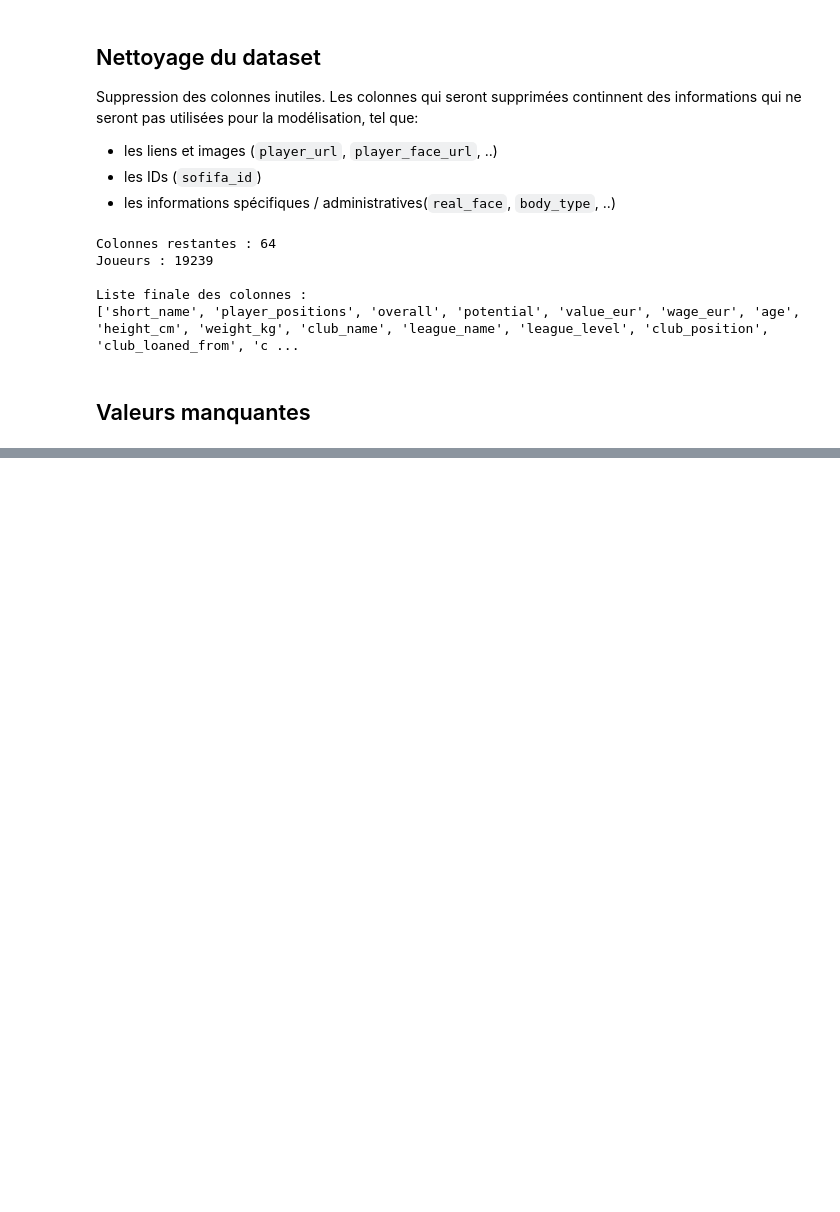
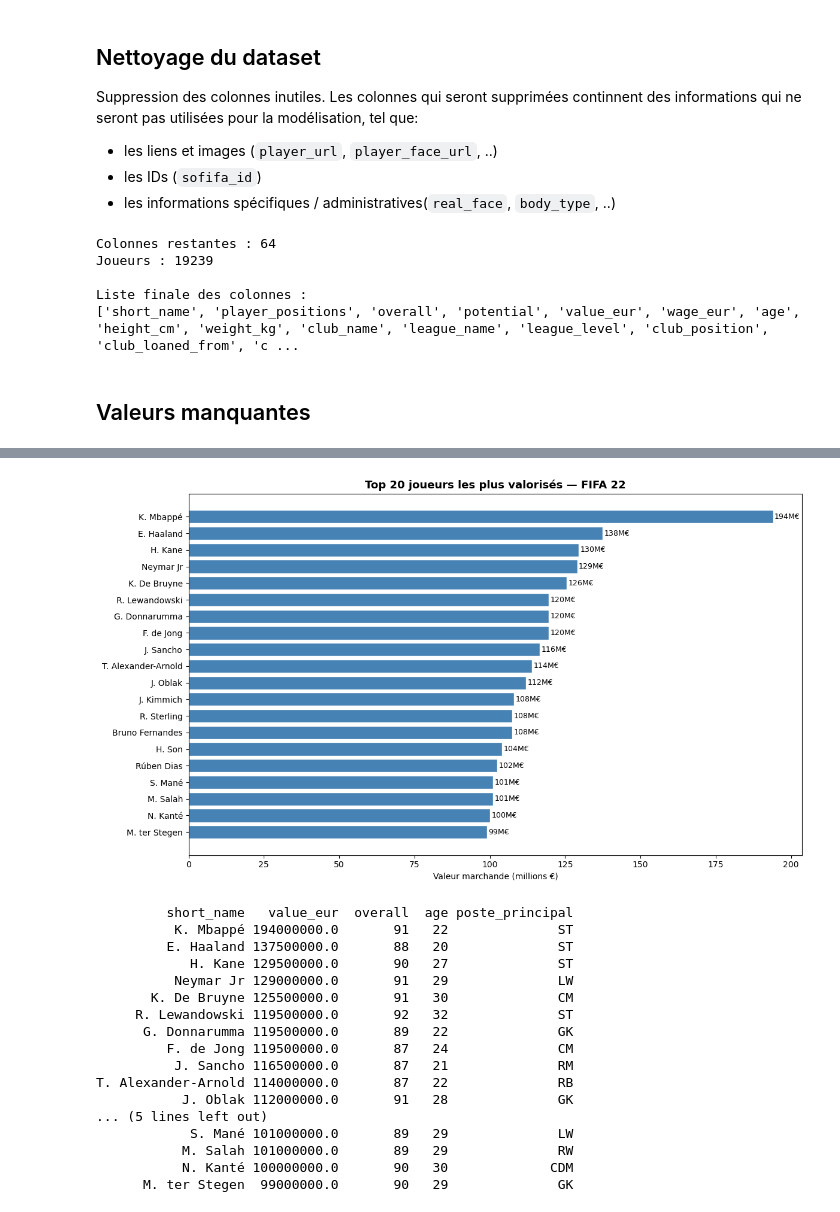
Before and after one commit to emiliehhd/Project_DataScience, a Jupyter notebook: project.ipynb, the cells around one changed output, grey strips where cells are left out. Drawn from its saved outputs; the diff is of its cells as text; code cells hidden in the pictures; blank space fills up the shorter version.

```diff
--- a/project.ipynb
+++ b/project.ipynb
@@ -143,0 +363,45 @@ Les 61 joueurs manquants sur club_name, league_name, league_level, club_position
+# %%
+# Extraire le poste principal
+df['poste_principal'] = df['player_positions'].str.split(',').str[0].str.strip()
+
+# Top 20
+top20 = df.nlargest(20, 'value_eur')[['short_name', 'value_eur',
+                                       'overall', 'age',
+                                       'poste_principal']].reset_index(drop=True)
+
+plt.figure(figsize=(12, 7))
+bars = plt.barh(top20['short_name'], top20['value_eur'] / 1_000_000,
+                color='steelblue', edgecolor='white')
+plt.xlabel('Valeur marchande (millions €)')
+plt.title('Top 20 joueurs les plus valorisés — FIFA 22',
+          fontsize=13, fontweight='bold')
+plt.gca().invert_yaxis()
+
+# Valeur sur chaque barre
+for bar, val in zip(bars, top20['value_eur'] / 1_000_000):
+    plt.text(bar.get_width() + 0.5, bar.get_y() + bar.get_height()/2,
+             f'{val:.0f}M€', va='center', fontsize=9)
+
+plt.tight_layout()
+plt.show()
+
+print(top20.to_string(index=False))
+# %% [output]
+[figure, added]
+         short_name   value_eur  overall  age poste_principal
+          K. Mbappé 194000000.0       91   22              ST
+         E. Haaland 137500000.0       88   20              ST
+            H. Kane 129500000.0       90   27              ST
+          Neymar Jr 129000000.0       91   29              LW
+       K. De Bruyne 125500000.0       91   30              CM
+     R. Lewandowski 119500000.0       92   32              ST
+      G. Donnarumma 119500000.0       89   22              GK
+         F. de Jong 119500000.0       87   24              CM
+          J. Sancho 116500000.0       87   21              RM
+T. Alexander-Arnold 114000000.0       87   22              RB
+           J. Oblak 112000000.0       91   28              GK
+... (5 lines left out)
+            S. Mané 101000000.0       89   29              LW
+           M. Salah 101000000.0       89   29              RW
+           N. Kanté 100000000.0       90   30             CDM
+      M. ter Stegen  99000000.0       90   29              GK
```
Also changed, not shown: parts of 38 cells of this notebook.
